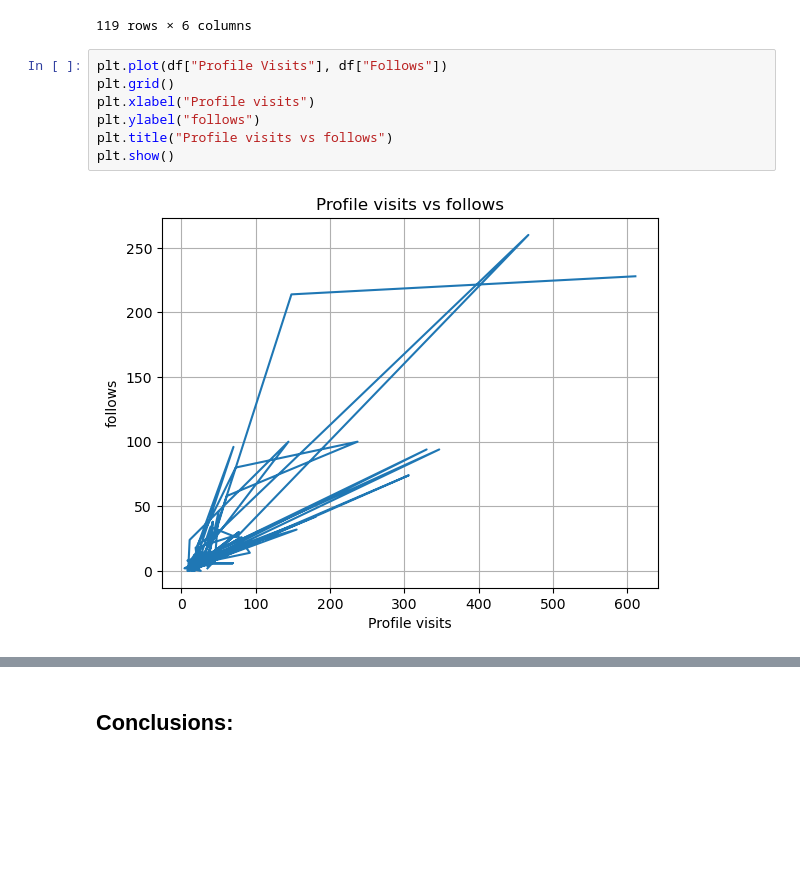
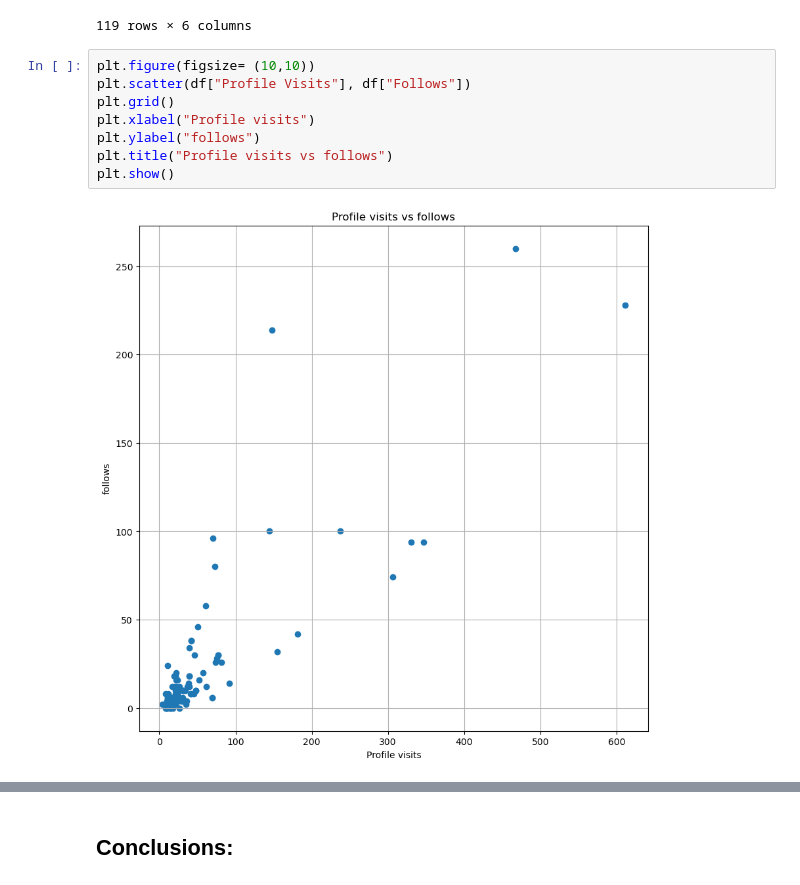
Before and after one commit to Fady-Foash97/Data-analysis-using-Pandas, a Jupyter notebook: Instagram data.ipynb, the cells around one changed output, grey strips where cells are left out. Cells and saved outputs as stored; diff of their text form; blank space fills up the shorter version.

```diff
--- a/Instagram data.ipynb
+++ b/Instagram data.ipynb
@@ -261,12 +266,13 @@ df[["Profile Visits", "Follows" , "From Home", "From Hashtags", "From Explore",
 | 58 | 15 | 0 | 1910 | 1880 | 492 | 60 |
 119 rows × 6 columns
 # %%
-plt.plot(df["Profile Visits"], df["Follows"])
+plt.figure(figsize= (10,10))
+plt.scatter(df["Profile Visits"], df["Follows"])
 plt.grid()
 plt.xlabel("Profile visits")
 plt.ylabel("follows")
 plt.title("Profile visits vs follows")
 plt.show()
 # %% [output]
-[figure, old version]
+[figure, new version]
 # %%
```
Also changed, not shown: parts of 9 cells of this notebook, 1 other file.
